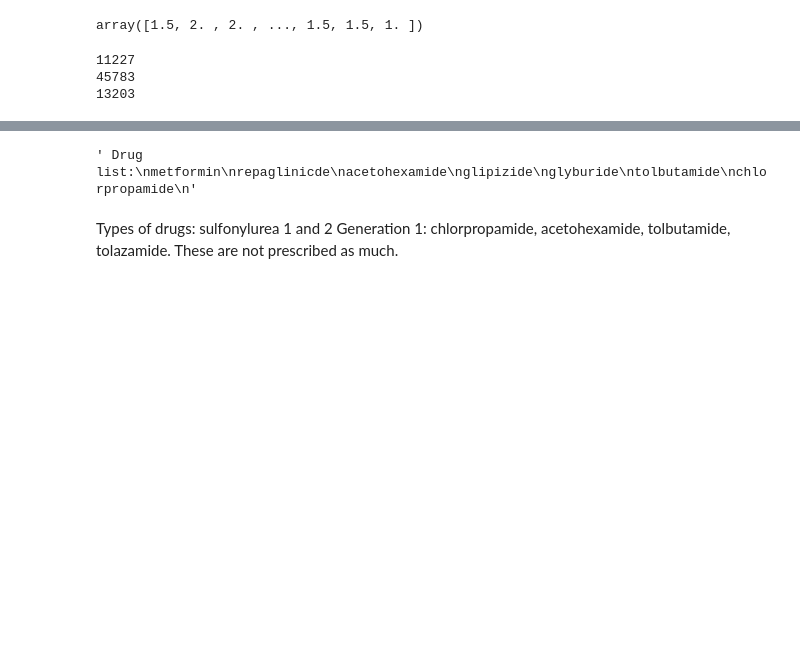
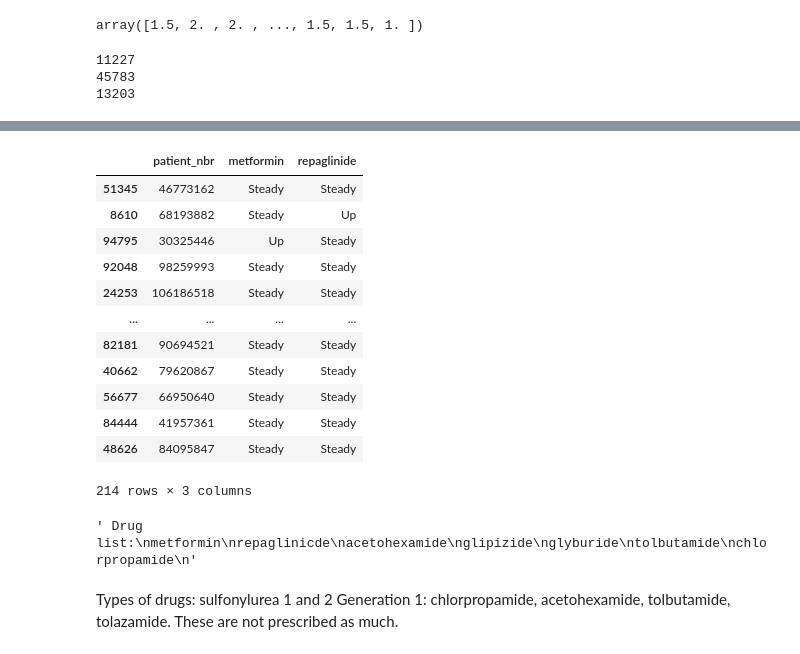
Before and after one commit to jennifergithub/diabetes-treatment-systems.github.io, a Jupyter notebook: diabetes.ipynb, the cells around one changed output, grey strips where cells are left out. Saved outputs shown, nothing was run; the diff lists cells and outputs as text; code cells hidden in the pictures; blank space fills up the shorter version.

```diff
--- a/diabetes.ipynb
+++ b/diabetes.ipynb
@@ -339,3 +437,20 @@ print(len(old_cohort))
+# %%
+# checking logic above is correct
+data[(data['metformin'] != 'No') & (data['repaglinide'] != 'No')][['patient_nbr', 'metformin', 'repaglinide']]
+# %% [output]
+|  | patient_nbr | metformin | repaglinide |
+| 51345 | 46773162 | Steady | Steady |
+| 8610 | 68193882 | Steady | Up |
+| 94795 | 30325446 | Up | Steady |
+| 92048 | 98259993 | Steady | Steady |
+| 24253 | 106186518 | Steady | Steady |
+| ... | ... | ... | ... |
+| 82181 | 90694521 | Steady | Steady |
+| 40662 | 79620867 | Steady | Steady |
+| 56677 | 66950640 | Steady | Steady |
+| 84444 | 41957361 | Steady | Steady |
+| 48626 | 84095847 | Steady | Steady |
+214 rows × 3 columns
 # %%
 """ Drug list:
 metformin
```
Also changed, not shown: parts of 27 cells of this notebook, 3 other files.
